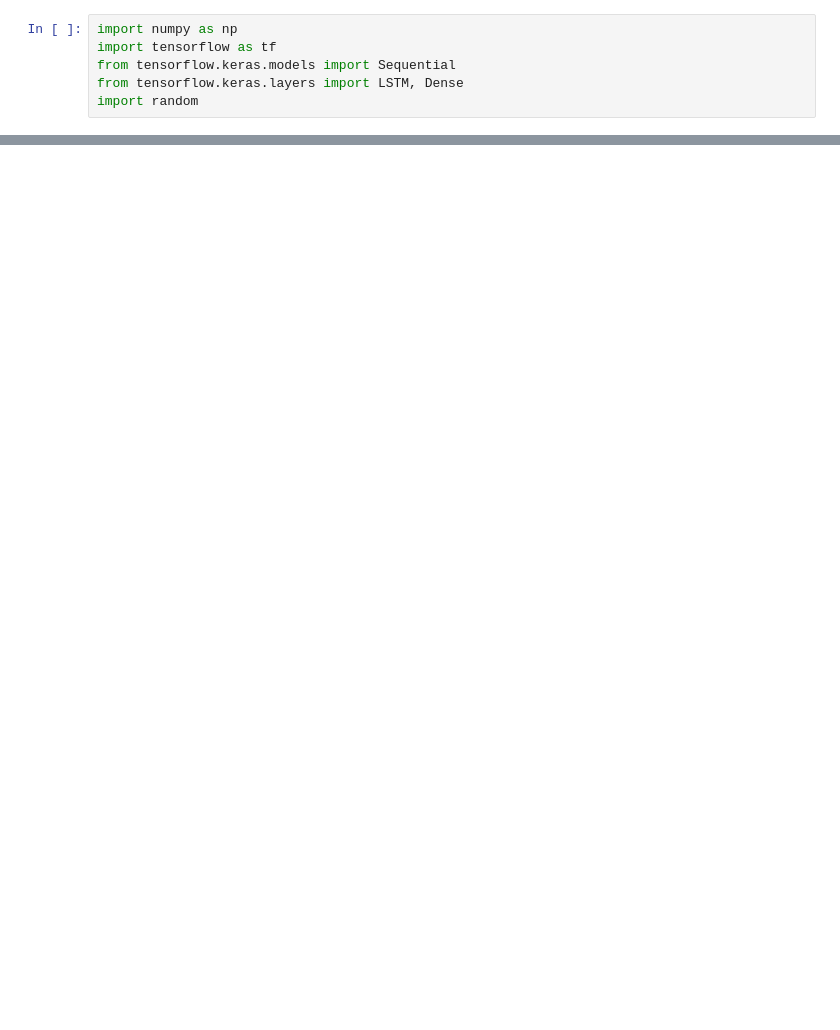
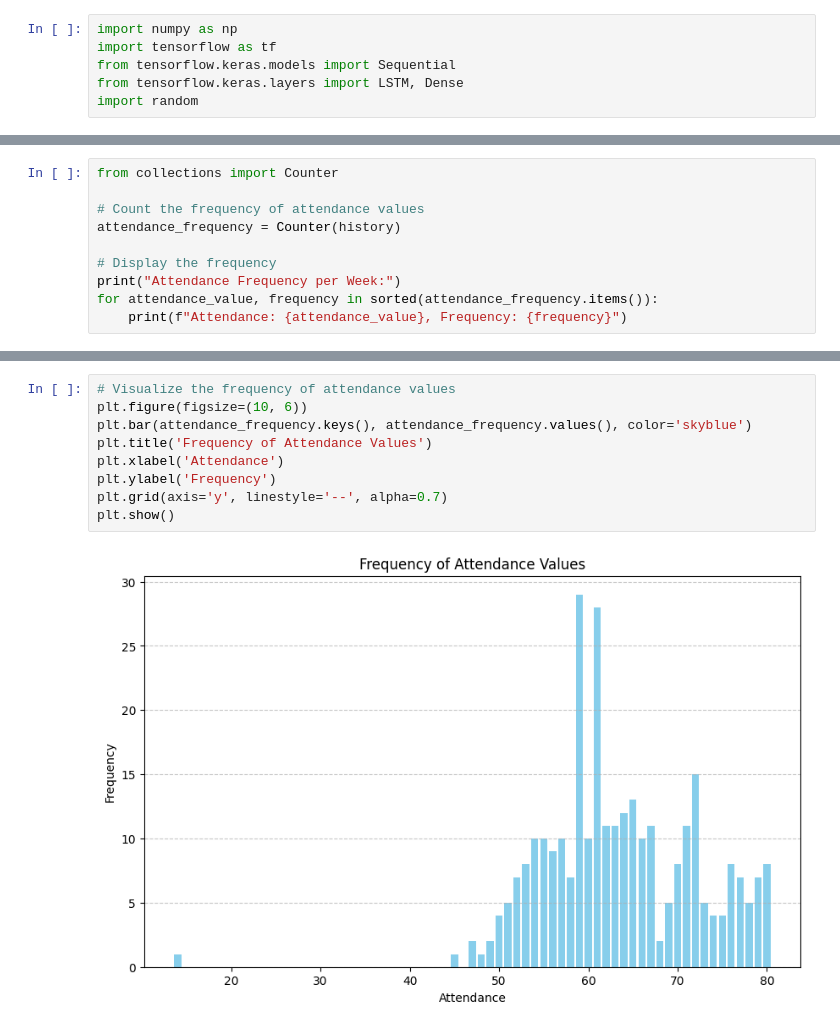
Before and after one commit to RRENN02/El-Farol-Bar-Simulation, a Jupyter notebook: Experiments/elfarol.ipynb, the cells around one changed output, grey strips where cells are left out. Cells and saved outputs as stored; diff of their text form; blank space fills up the shorter version.

```diff
--- a/Experiments/elfarol.ipynb
+++ b/Experiments/elfarol.ipynb
@@ -107,0 +333,10 @@ Reward: 0.5
+# %%
+from collections import Counter
+
+# Count the frequency of attendance values
+attendance_frequency = Counter(history)
+
+# Display the frequency
+print("Attendance Frequency per Week:")
+for attendance_value, frequency in sorted(attendance_frequency.items()):
+    print(f"Attendance: {attendance_value}, Frequency: {frequency}")
@@ -107,0 +361,11 @@ Reward: 0.5
+# %%
+# Visualize the frequency of attendance values
+plt.figure(figsize=(10, 6))
+plt.bar(attendance_frequency.keys(), attendance_frequency.values(), color='skyblue')
+plt.title('Frequency of Attendance Values')
+plt.xlabel('Attendance')
+plt.ylabel('Frequency')
+plt.grid(axis='y', linestyle='--', alpha=0.7)
+plt.show()
+# %% [output]
+[figure, added]
```
Also changed, not shown: parts of 11 cells of this notebook, 1 other file.
